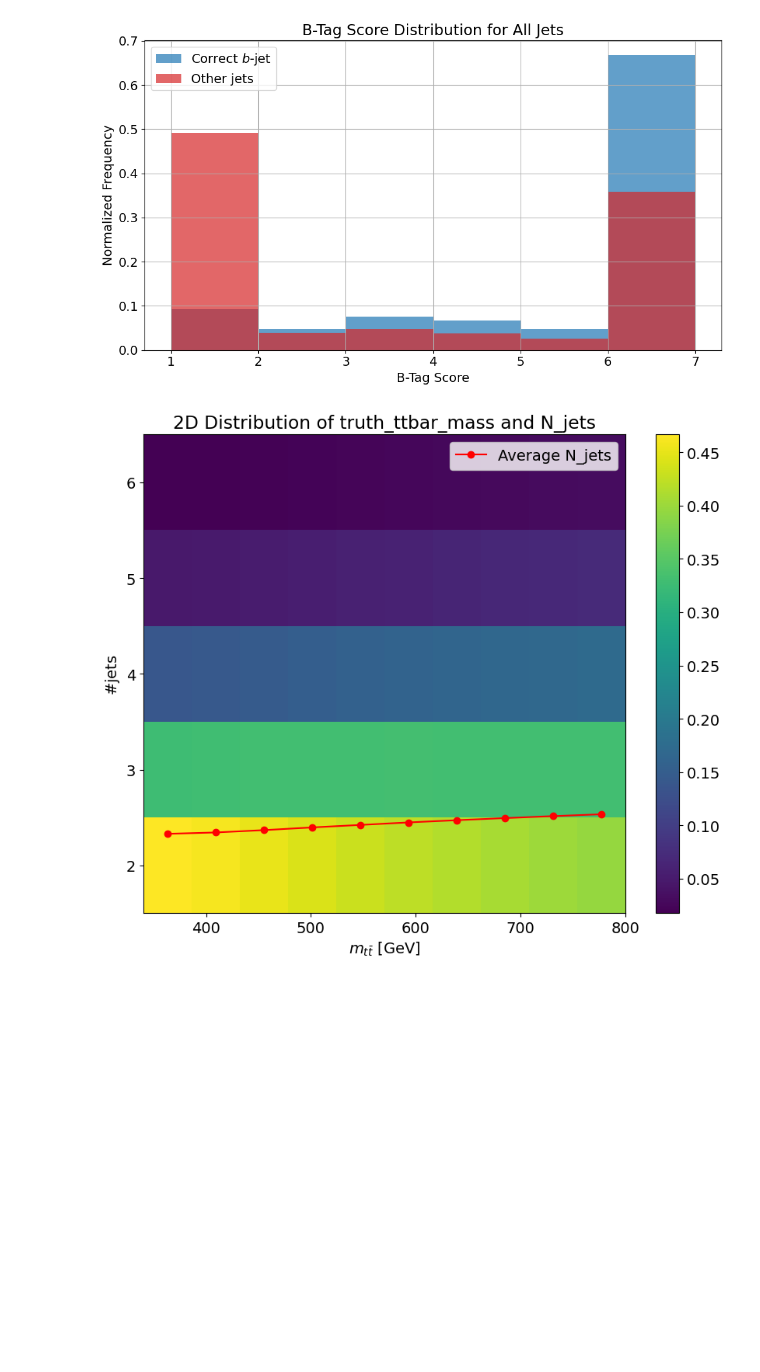
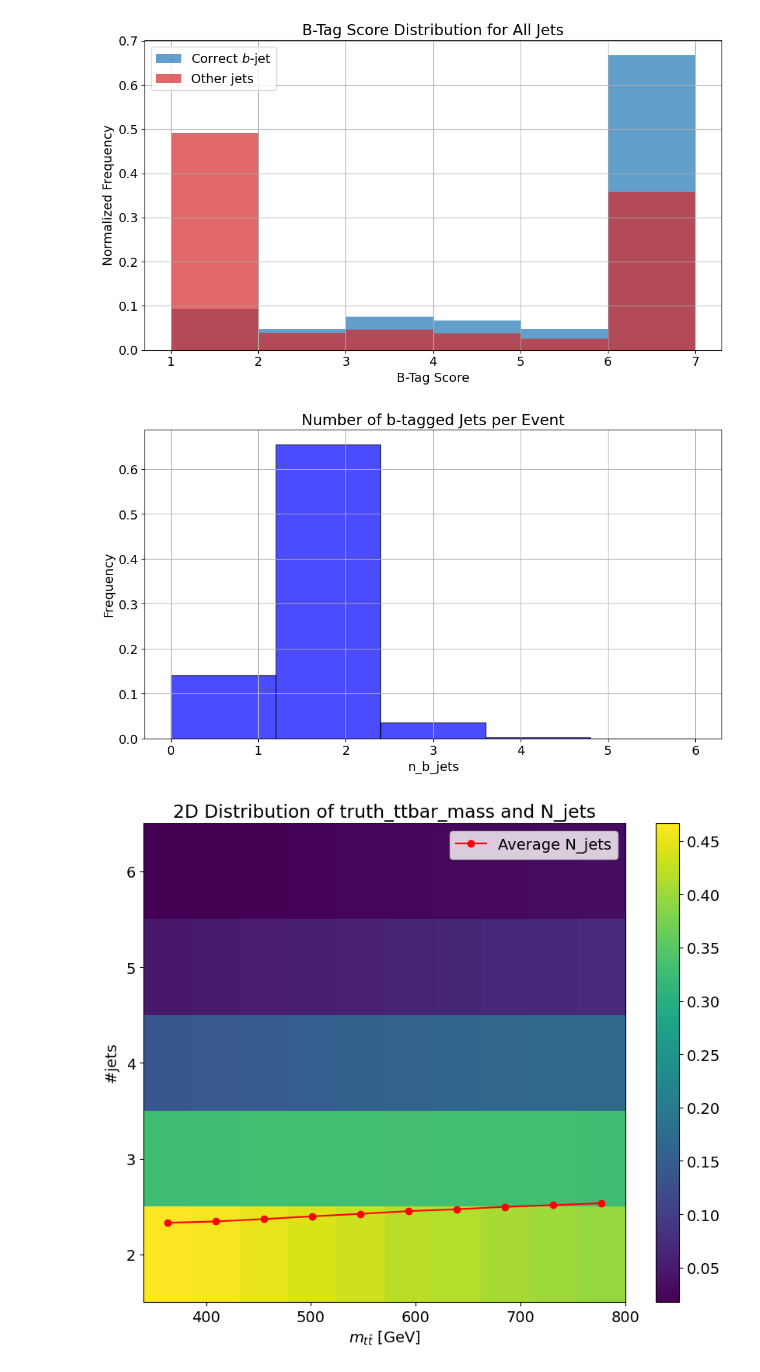
Before and after one commit to simi216/mva-trainer, a Jupyter notebook: notebooks/PlotFeatures.ipynb, the cells around one changed output. Drawn from its saved outputs; the diff is of its cells as text; code cells hidden in the pictures; blank space fills up the shorter version.

```diff
--- a/notebooks/PlotFeatures.ipynb
+++ b/notebooks/PlotFeatures.ipynb
@@ -160,6 +225,13 @@ fig.tight_layout()
 fig.savefig(PLOTS_DIR + "relational_jet_lepton_btag_distribution.pdf")
 # %% [output]
 [figure]
+# %%
+fig, ax = data_plotter.plot_feature_distribution("custom","n_b_jets", bins=5, )
+ax.set_title("Number of b-tagged Jets per Event")
+fig.tight_layout()
+fig.savefig(PLOTS_DIR + "n_b_jets_distribution.pdf")
+# %% [output]
+[figure, added]
 # %%
 fig, ax = data_plotter.plot_2d_feature_distribution(
     "non_training",
```
Also changed, not shown: parts of 18 cells of this notebook, 28 other files.
